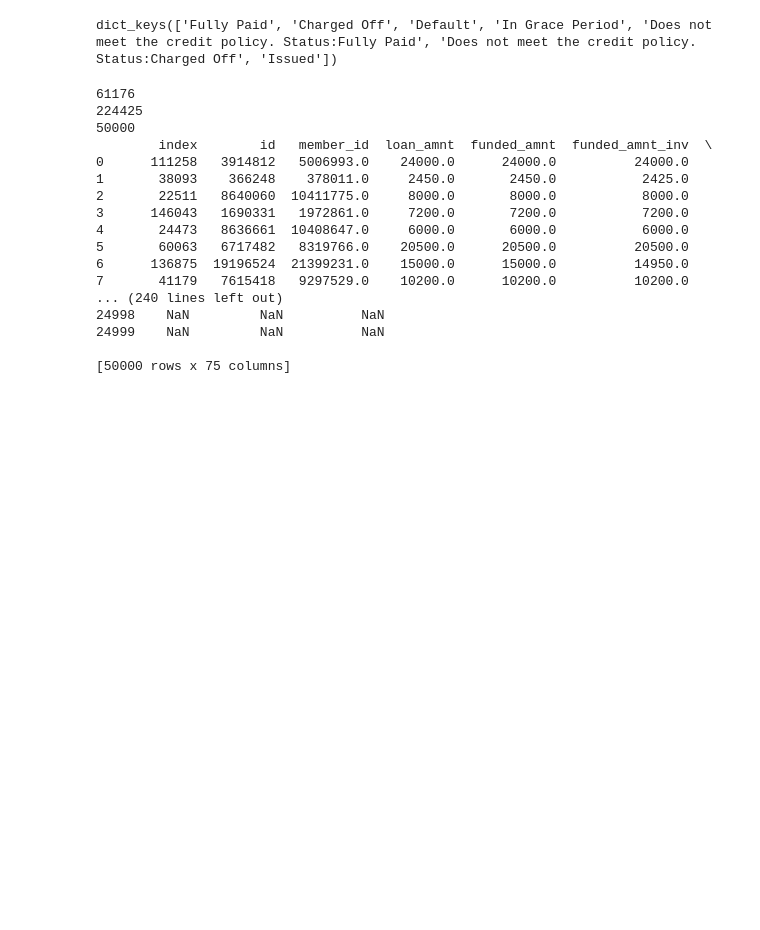
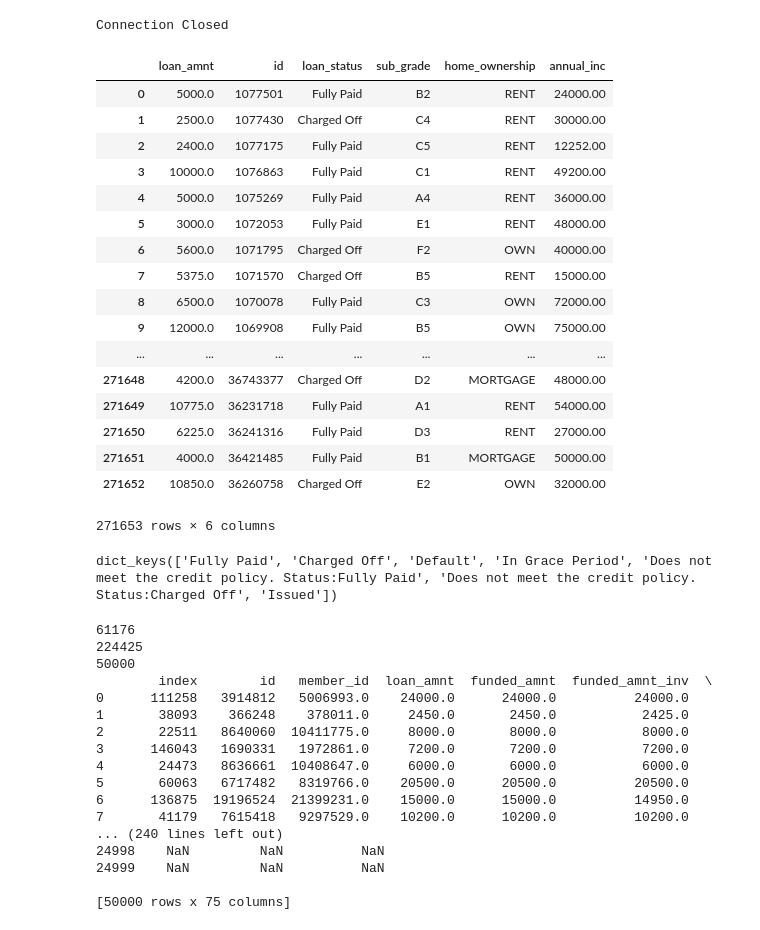
Before and after one commit to a2evans/loan_driving2, a Jupyter notebook: assignment#2.ipynb, the cells around one changed output. Drawn from its saved outputs; the diff is of its cells as text; code cells hidden in the pictures; blank space fills up the shorter version.

```diff
--- a/assignment#2.ipynb
+++ b/assignment#2.ipynb
@@ -36,7 +36,7 @@ g = zip(ddict['loan_amnt'].values(),ddict['sub_grade'].values(),ddict['id'].valu
 # %%
 # create a training set
 conn = sqlite3.connect(curr_path+"/lending-club-loan-data/database.sqlite")
-df = pd.read_sql_query("select loan_amnt,id,loan_status,sub_grade from loan where loan_status !='Current' AND loan_status !='Late (31-120 days)' AND loan_status != 'Late (16-30 days)';", conn)
+df = pd.read_sql_query("select loan_amnt,id,loan_status,sub_grade,home_ownership,annual_inc from loan where loan_status !='Current' AND loan_status !='Late (31-120 days)' AND loan_status != 'Late (16-30 days)';", conn)
 # print(df.axes)
 # print(df.get_values()[0][1])
 # print(df.get_values())
@@ -44,8 +44,32 @@ df = pd.read_sql_query("select loan_amnt,id,loan_status,sub_grade from loan wher
 # print(df.values[0])
 
 conn.close()
+print("Connection Closed")
 # feature vector - predictor will predict ("charged off/default status") vs.
 # [1(maybe check this),'sub_grade','loan_amnt','emp_length','home_ownership','annual_inc','verification_status','dti'(debt-to-income),'']
+# %% [output]
+Connection Closed
+# %%
+df
+# %% [output]
+|  | loan_amnt | id | loan_status | sub_grade | home_ownership | annual_inc |
+| 0 | 5000.0 | 1077501 | Fully Paid | B2 | RENT | 24000.00 |
+| 1 | 2500.0 | 1077430 | Charged Off | C4 | RENT | 30000.00 |
+| 2 | 2400.0 | 1077175 | Fully Paid | C5 | RENT | 12252.00 |
+| 3 | 10000.0 | 1076863 | Fully Paid | C1 | RENT | 49200.00 |
+| 4 | 5000.0 | 1075269 | Fully Paid | A4 | RENT | 36000.00 |
+| 5 | 3000.0 | 1072053 | Fully Paid | E1 | RENT | 48000.00 |
+| 6 | 5600.0 | 1071795 | Charged Off | F2 | OWN | 40000.00 |
+| 7 | 5375.0 | 1071570 | Charged Off | B5 | RENT | 15000.00 |
+| 8 | 6500.0 | 1070078 | Fully Paid | C3 | OWN | 72000.00 |
+| 9 | 12000.0 | 1069908 | Fully Paid | B5 | OWN | 75000.00 |
+| ... | ... | ... | ... | ... | ... | ... |
+| 271648 | 4200.0 | 36743377 | Charged Off | D2 | MORTGAGE | 48000.00 |
+| 271649 | 10775.0 | 36231718 | Fully Paid | A1 | RENT | 54000.00 |
+| 271650 | 6225.0 | 36241316 | Fully Paid | D3 | RENT | 27000.00 |
+| 271651 | 4000.0 | 36421485 | Fully Paid | B1 | MORTGAGE | 50000.00 |
+| 271652 | 10850.0 | 36260758 | Charged Off | E2 | OWN | 32000.00 |
+271653 rows × 6 columns
 # %%
 # find all unique values for the loan status column
 l_status_dict = defaultdict(int)
```
Also changed, not shown: parts of 1 cell of this notebook, 1 other file.
